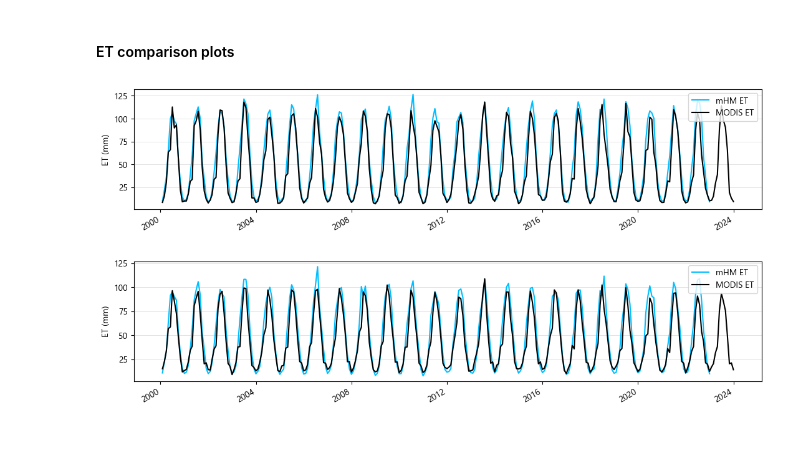
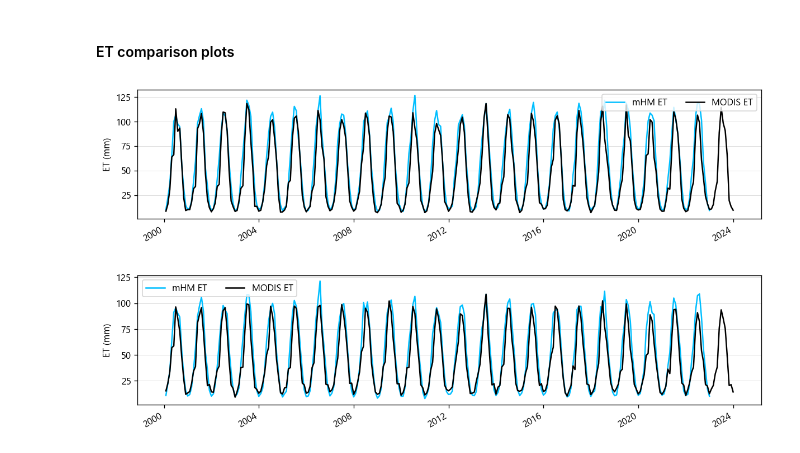
Before and after one commit to klekarkar/mHM_IO_dataprocessing, a Jupyter notebook: model_evaluation.ipynb, the cells around one changed output. Drawn from its saved outputs; the diff is of its cells as text; code cells hidden in the pictures.

```diff
--- a/model_evaluation.ipynb
+++ b/model_evaluation.ipynb
@@ -414,26 +409,26 @@ plt.show()
 # %% [markdown]
 #### ET comparison plots
 # %%
-#plot a random point
-fig, ax = plt.subplots(figsize=(13,2.5))
+#plot south of belgium
+fig, ax = plt.subplots(figsize=(12,2.5), dpi = 120)
 
 mHM_ET_mon.sel(lat=slice(50.6, 50.2), lon=slice(5, 6)).mean(dim=['lat', 'lon']).plot(ax=ax, label = 'mHM ET', color='deepskyblue', lw=1.5);
 modis_et_monscaled.sel(lat=slice(50.6, 50.2), lon=slice(5, 6)).mean(dim=['lat', 'lon']).plot(ax=ax, label = 'MODIS ET', color='k');
 plt.grid(axis='y', alpha=0.5, lw=0.5)
 plt.ylabel('ET (mm)')
 plt.xlabel('')
-plt.legend(loc='upper right');
+plt.legend(loc='upper right', ncols=2);
 # %% [output]
-[figure, old version]
+[figure, new version]
 # %%
-#plot a random point
-fig, ax = plt.subplots(figsize=(13,2.5))
+#plot near the coast
+fig, ax = plt.subplots(figsize=(12,2.5), dpi = 120)
 
 mHM_ET_mon.sel(lat=slice(51.0, 50.8), lon=slice(2.0, 2.6)).mean(dim=['lat', 'lon']).plot(ax=ax, label = 'mHM ET', c='deepskyblue', lw=1.5);
 modis_et_monscaled.sel(lat=slice(51.0, 50.8), lon=slice(2.0, 2.6)).mean(dim=['lat', 'lon']).plot(ax=ax, label = 'MODIS ET', c='k');
 plt.grid(axis='y', alpha=0.5, lw=0.5)
 plt.ylabel('ET (mm)')
 plt.xlabel('')
-plt.legend(loc='best');
+plt.legend(loc='best', ncols=2);
 # %% [output]
-[figure, old version]
+[figure, new version]
```
Also changed, not shown: parts of 14 cells of this notebook.
